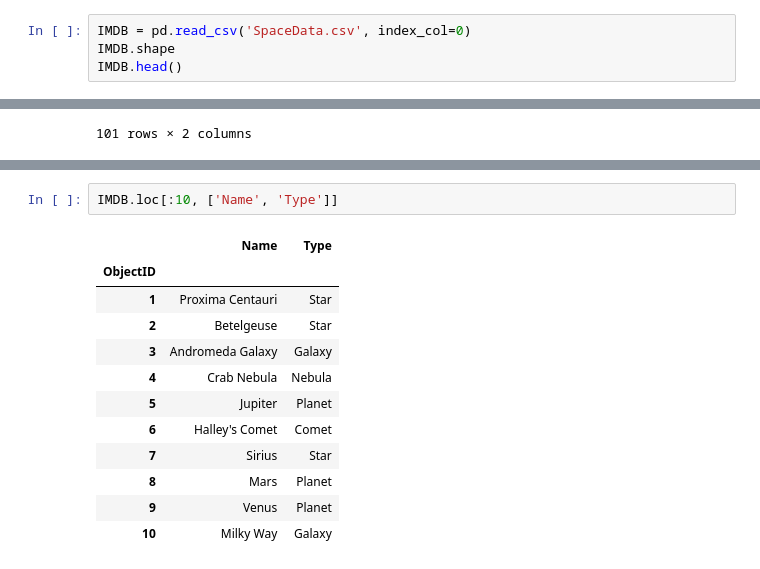
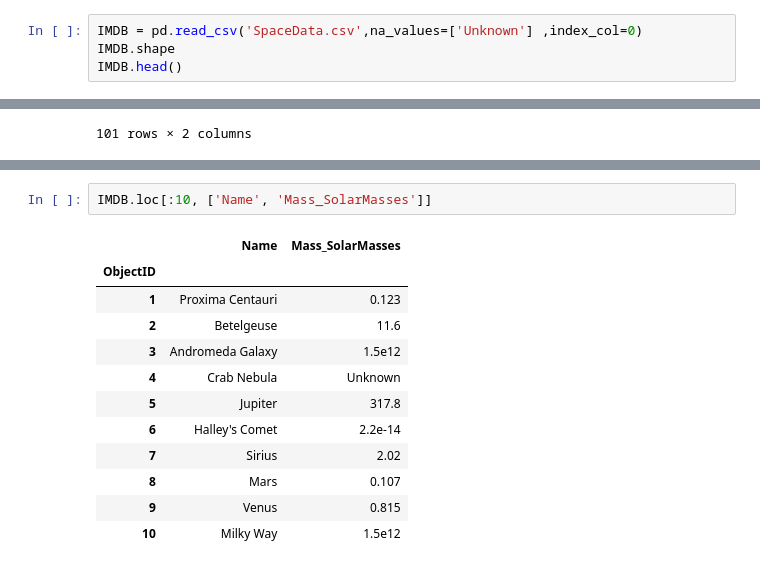
Before and after one commit to vedantjangid/AtgeirHandsOn, a Jupyter notebook: jupyter/pandas/intro.ipynb, the cells around one changed output, grey strips where cells are left out. Cells and saved outputs as stored; diff of their text form.

```diff
--- a/jupyter/pandas/intro.ipynb
+++ b/jupyter/pandas/intro.ipynb
@@ -33,7 +33,7 @@ pd.Series([ 'eshil', 'krishna', 'ajay', 'anton' , 'axl' , 'hemanshoe'], name='Ga
 5    hemanshoe
 Name: Gangsters, dtype: object
 # %%
-IMDB = pd.read_csv('SpaceData.csv', index_col=0)
+IMDB = pd.read_csv('SpaceData.csv',na_values=['Unknown'] ,index_col=0)
 IMDB.shape
 IMDB.head()
 # %% [output]
@@ -141,17 +141,17 @@ IMDB.loc[59:100]
 | 99 | Aldebaran | Star | 6.510000e+01 | 1.7 | 61700000.0 | 3910 | 1827 | ... |
 | 100 | Andromeda Galaxy | Galaxy | 2.537000e+06 | 1.5e12 | 220000.0 | Unknown | 964 | ... |
 # %%
-IMDB.loc[:10, ['Name', 'Type']]
+IMDB.loc[:10, ['Name', 'Mass_SolarMasses']]
 # %% [output]
-|  | Name | Type |
+|  | Name | Mass_SolarMasses |
 | ObjectID |  |  |
-| 1 | Proxima Centauri | Star |
-| 2 | Betelgeuse | Star |
-| 3 | Andromeda Galaxy | Galaxy |
-| 4 | Crab Nebula | Nebula |
-| 5 | Jupiter | Planet |
-| 6 | Halley's Comet | Comet |
-| 7 | Sirius | Star |
-| 8 | Mars | Planet |
-| 9 | Venus | Planet |
-| 10 | Milky Way | Galaxy |
+| 1 | Proxima Centauri | 0.123 |
+| 2 | Betelgeuse | 11.6 |
+| 3 | Andromeda Galaxy | 1.5e12 |
+| 4 | Crab Nebula | Unknown |
+| 5 | Jupiter | 317.8 |
+| 6 | Halley's Comet | 2.2e-14 |
+| 7 | Sirius | 2.02 |
+| 8 | Mars | 0.107 |
+| 9 | Venus | 0.815 |
+| 10 | Milky Way | 1.5e12 |
```
Also changed, not shown: 27 other files.
